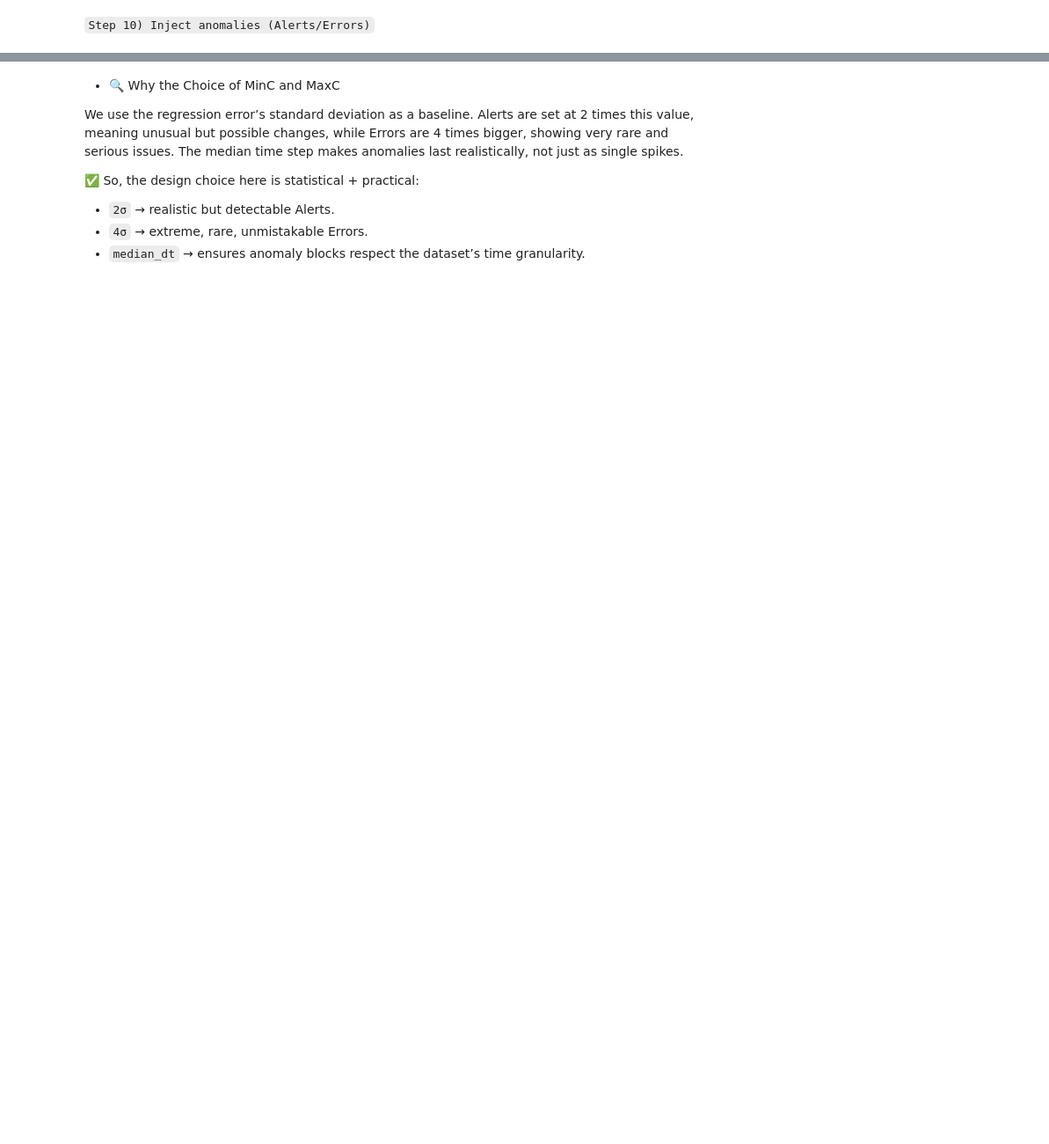
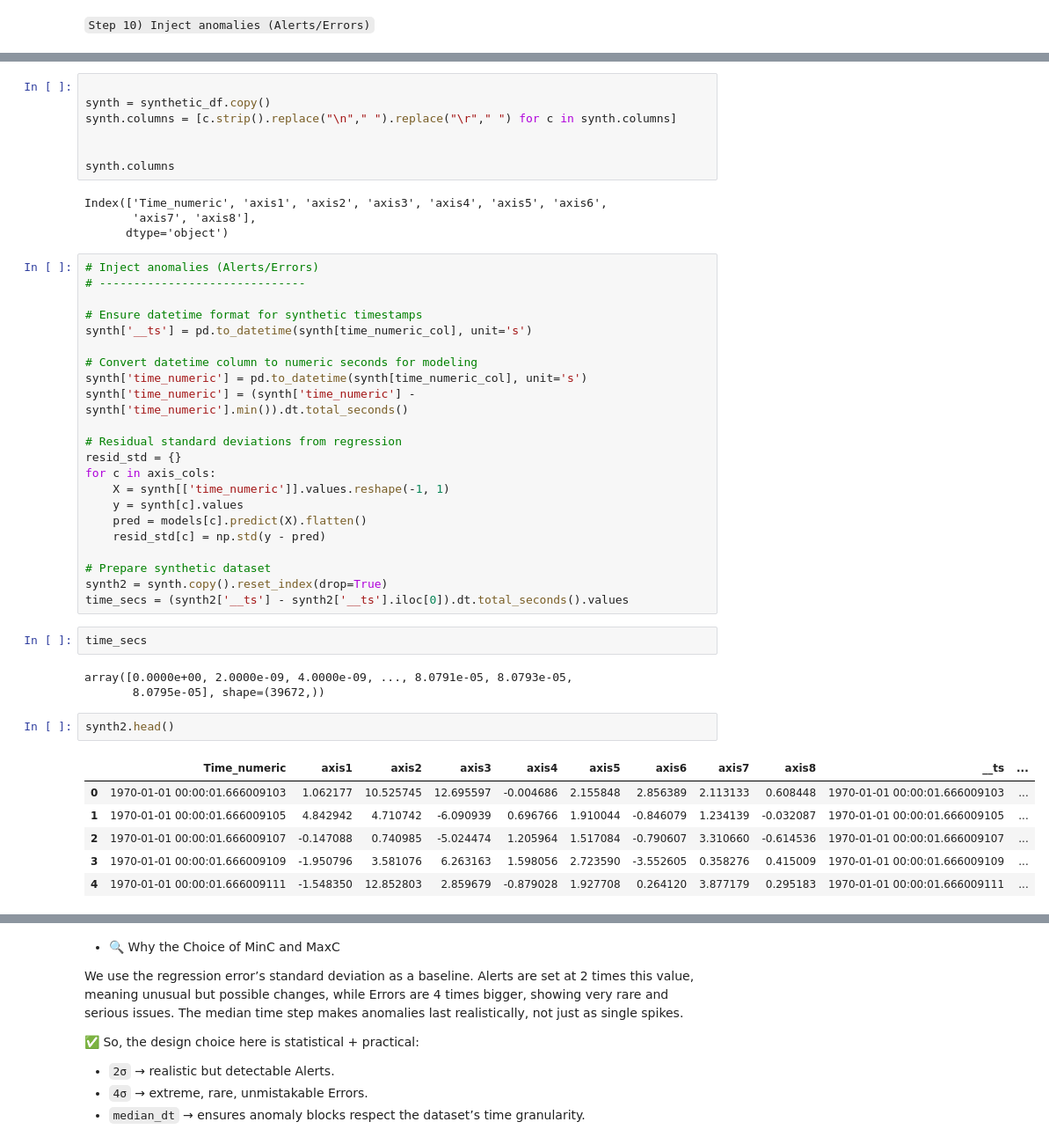
Before and after one commit to Lesley-w19/PracticalLab1, a Jupyter notebook: PracticalLab1.ipynb, the cells around one changed output, grey strips where cells are left out. Shown at 88% size. Drawn from its saved outputs; the diff is of its cells as text; blank space fills up the shorter version.

Commit message:
Updated the anomalies code sector and dashboard

```diff
--- a/PracticalLab1.ipynb
+++ b/PracticalLab1.ipynb
@@ -999,0 +831,47 @@ print("\nMedian dt (s):", median_dt)
+# %%
+
+synth = synthetic_df.copy()
+synth.columns = [c.strip().replace("\n"," ").replace("\r"," ") for c in synth.columns]
+
+
+synth.columns
+# %% [output]
+Index(['Time_numeric', 'axis1', 'axis2', 'axis3', 'axis4', 'axis5', 'axis6',
+       'axis7', 'axis8'],
+      dtype='object')
+# %%
+# Inject anomalies (Alerts/Errors)
+# ------------------------------
+
+# Ensure datetime format for synthetic timestamps
+synth['__ts'] = pd.to_datetime(synth[time_numeric_col], unit='s')
+
+# Convert datetime column to numeric seconds for modeling
+synth['time_numeric'] = pd.to_datetime(synth[time_numeric_col], unit='s')
+synth['time_numeric'] = (synth['time_numeric'] - synth['time_numeric'].min()).dt.total_seconds()
+
+# Residual standard deviations from regression
+resid_std = {}
+for c in axis_cols:
+    X = synth[['time_numeric']].values.reshape(-1, 1)
+    y = synth[c].values
+    pred = models[c].predict(X).flatten()
+    resid_std[c] = np.std(y - pred)
+
+# Prepare synthetic dataset
+synth2 = synth.copy().reset_index(drop=True)
+time_secs = (synth2['__ts'] - synth2['__ts'].iloc[0]).dt.total_seconds().values
+# %%
+time_secs
+# %% [output]
+array([0.0000e+00, 2.0000e-09, 4.0000e-09, ..., 8.0791e-05, 8.0793e-05,
+       8.0795e-05], shape=(39672,))
+# %%
+synth2.head()
+# %% [output]
+|  | Time_numeric | axis1 | axis2 | axis3 | axis4 | axis5 | axis6 | axis7 | axis8 | __ts | ... |
+| 0 | 1970-01-01 00:00:01.666009103 | 1.062177 | 10.525745 | 12.695597 | -0.004686 | 2.155848 | 2.856389 | 2.113133 | 0.608448 | 1970-01-01 00:00:01.666009103 | ... |
+| 1 | 1970-01-01 00:00:01.666009105 | 4.842942 | 4.710742 | -6.090939 | 0.696766 | 1.910044 | -0.846079 | 1.234139 | -0.032087 | 1970-01-01 00:00:01.666009105 | ... |
+| 2 | 1970-01-01 00:00:01.666009107 | -0.147088 | 0.740985 | -5.024474 | 1.205964 | 1.517084 | -0.790607 | 3.310660 | -0.614536 | 1970-01-01 00:00:01.666009107 | ... |
+| 3 | 1970-01-01 00:00:01.666009109 | -1.950796 | 3.581076 | 6.263163 | 1.598056 | 2.723590 | -3.552605 | 0.358276 | 0.415009 | 1970-01-01 00:00:01.666009109 | ... |
+| 4 | 1970-01-01 00:00:01.666009111 | -1.548350 | 12.852803 | 2.859679 | -0.879028 | 1.927708 | 0.264120 | 3.877179 | 0.295183 | 1970-01-01 00:00:01.666009111 | ... |
```
Also changed, not shown: parts of 42 cells of this notebook, 11 other files.
